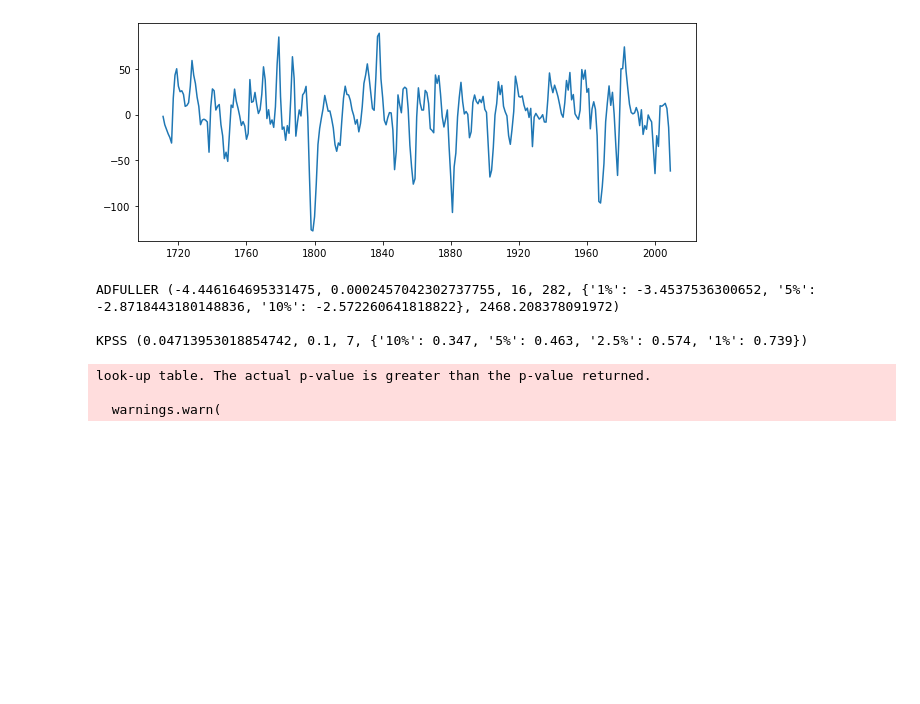
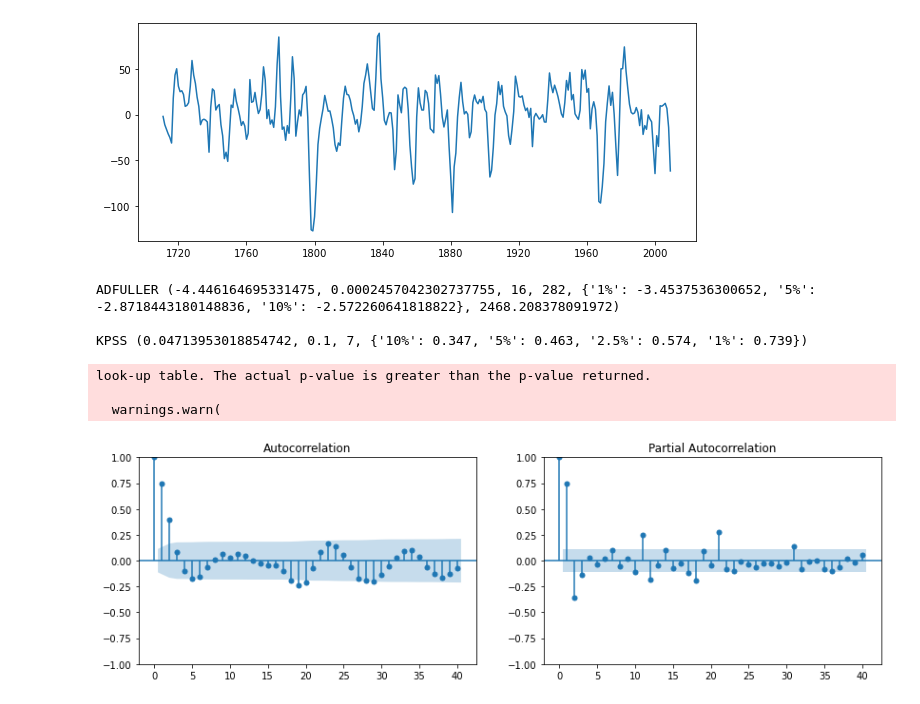
Before and after one commit to charlieromano/TimeSeries, a Jupyter notebook: Scripts/sunspots_example.ipynb, the cells around one changed output. Cells and saved outputs as stored; diff of their text form; code cells hidden in the pictures; blank space fills up the shorter version.

```diff
--- a/Scripts/sunspots_example.ipynb
+++ b/Scripts/sunspots_example.ipynb
@@ -35,4 +35,11 @@ KPSS (0.04713953018854742, 0.1, 7, {'10%': 0.347, '5%': 0.463, '2.5%': 0.574, '1
 look-up table. The actual p-value is greater than the p-value returned.
 
   warnings.warn(
+# %%
+fig, ax = plt.subplots(1,2, figsize=(14,4))
+sm.graphics.tsa.plot_acf(dta_10diff.values.squeeze(), lags=40, ax= ax[0])
+sm.graphics.tsa.plot_pacf(dta_10diff.values.squeeze(), lags=40, method='ywm', ax=ax[1])
+plt.show()
+# %% [output]
+[figure, added]
 # %%
```
Also changed, not shown: parts of 6 cells of this notebook.
